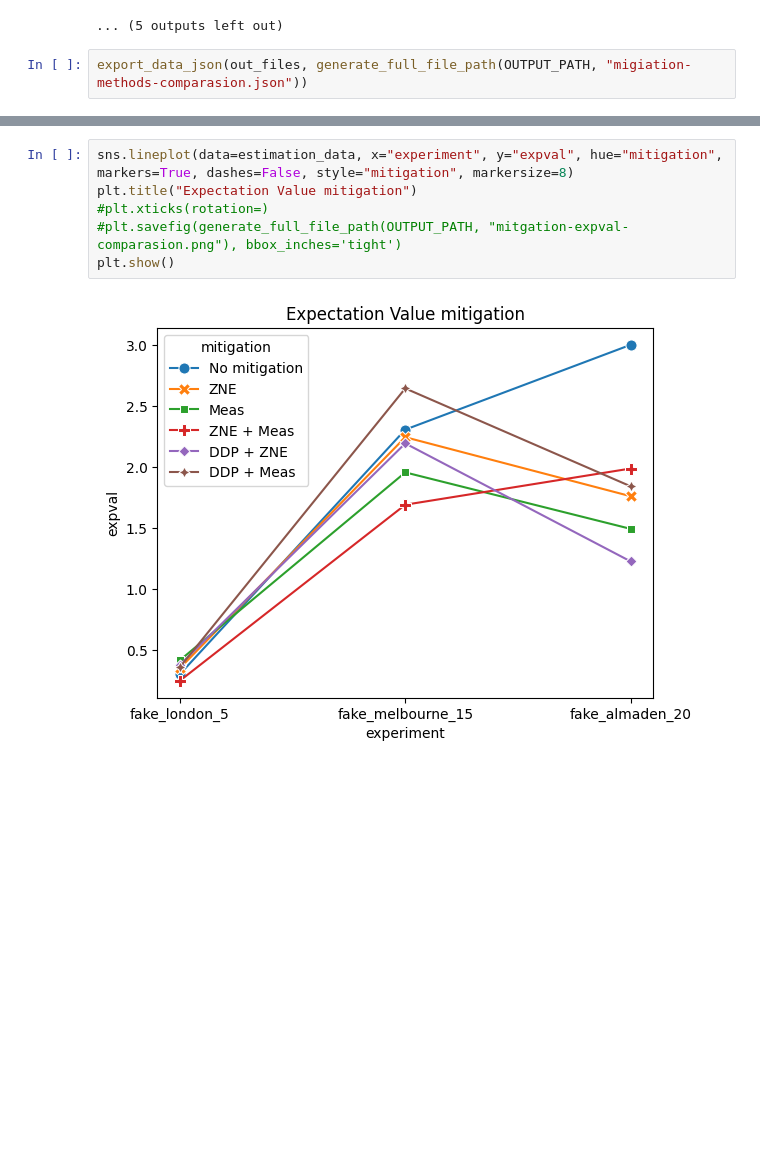
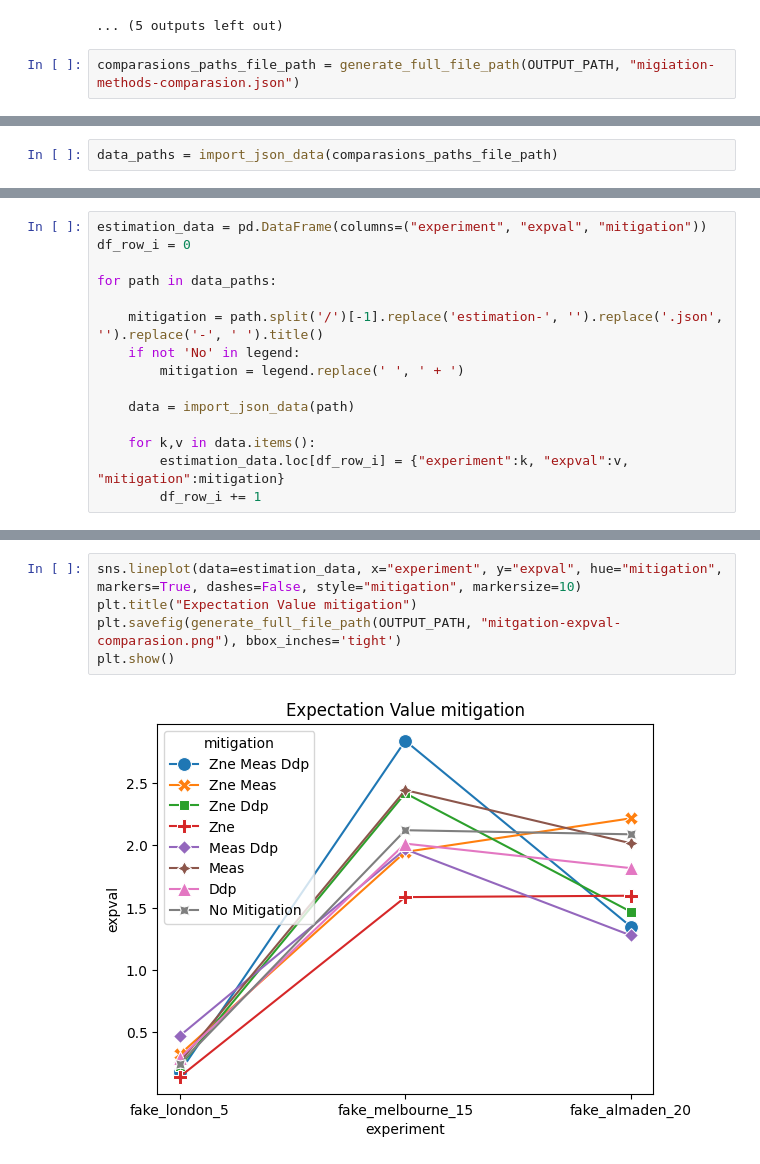
Before and after one commit to Dpbm/scientific-research-2-qec-and-qem, a Jupyter notebook: src/ghz.ipynb, the cells around one changed output, grey strips where cells are left out. Cells and saved outputs as stored; diff of their text form; blank space fills up the shorter version.

Commit message:
new chart

```diff
--- a/src/ghz.ipynb
+++ b/src/ghz.ipynb
@@ -356,4 +355,4 @@ Running Experiment: fake_melbourne_15
 Running Experiment: fake_almaden_20
 ... (5 outputs left out)
 # %%
-export_data_json(out_files, generate_full_file_path(OUTPUT_PATH, "migiation-methods-comparasion.json"))
+comparasions_paths_file_path = generate_full_file_path(OUTPUT_PATH, "migiation-methods-comparasion.json")
@@ -418,0 +363,2 @@ estimation_data
+# %%
+data_paths = import_json_data(comparasions_paths_file_path)
@@ -418,0 +367,15 @@ estimation_data
+# %%
+estimation_data = pd.DataFrame(columns=("experiment", "expval", "mitigation"))
+df_row_i = 0
+
+for path in data_paths:
+
+    mitigation = path.split('/')[-1].replace('estimation-', '').replace('.json', '').replace('-', ' ').title()
+    if not 'No' in legend:
+        mitigation = legend.replace(' ', ' + ')
+
+    data = import_json_data(path)
+
+    for k,v in data.items():
+        estimation_data.loc[df_row_i] = {"experiment":k, "expval":v, "mitigation":mitigation}
+        df_row_i += 1
@@ -419,8 +391,7 @@ estimation_data
 # %%
-sns.lineplot(data=estimation_data, x="experiment", y="expval", hue="mitigation", markers=True, dashes=False, style="mitigation", markersize=8)
+sns.lineplot(data=estimation_data, x="experiment", y="expval", hue="mitigation", markers=True, dashes=False, style="mitigation", markersize=10)
 plt.title("Expectation Value mitigation")
-#plt.xticks(rotation=)
-#plt.savefig(generate_full_file_path(OUTPUT_PATH, "mitgation-expval-comparasion.png"), bbox_inches='tight')
+plt.savefig(generate_full_file_path(OUTPUT_PATH, "mitgation-expval-comparasion.png"), bbox_inches='tight')
 plt.show()
 # %% [output]
-[figure, old version]
+[figure, new version]
```
Also changed, not shown: parts of 7 cells of this notebook, 1 other file.
